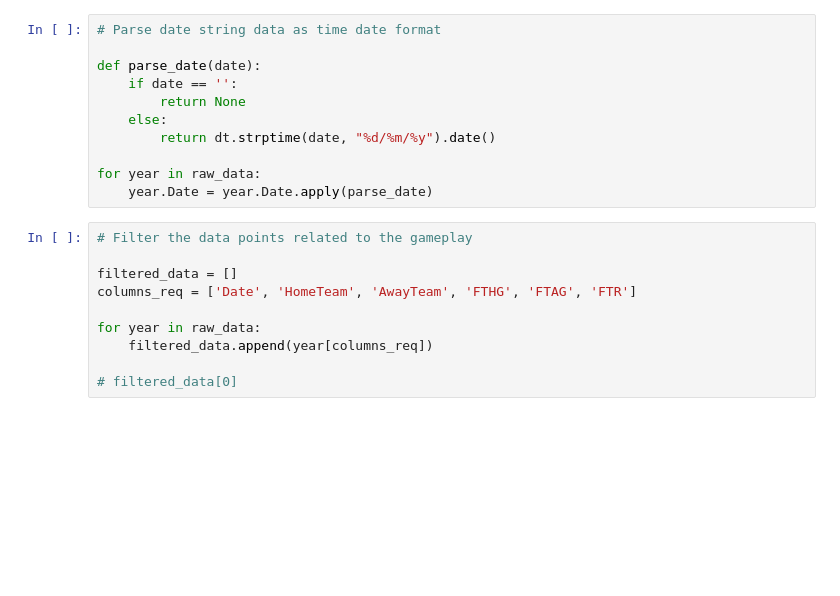
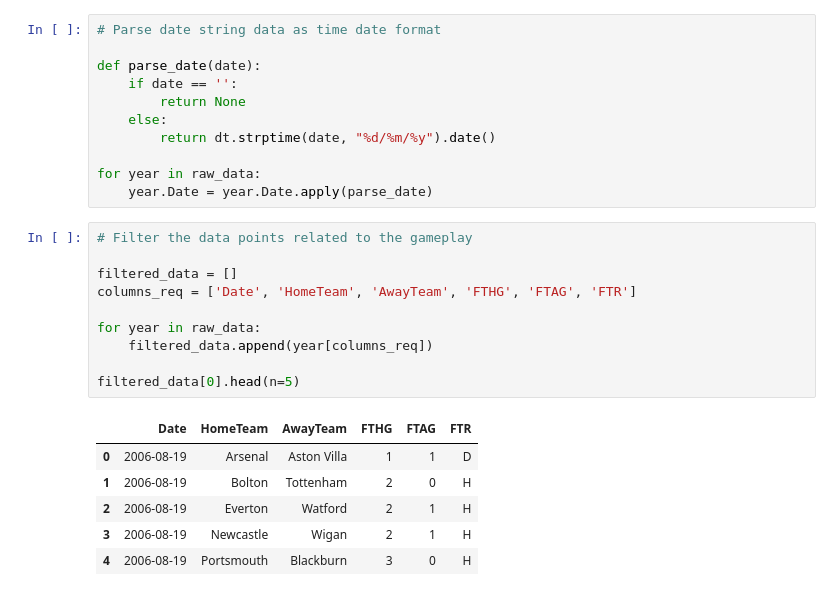
Before and after one commit to mseneque/predicting-soccer, a Jupyter notebook: Data_Cleaning.ipynb, the cells around one changed output. Cells and saved outputs as stored; diff of their text form; blank space fills up the shorter version.

```diff
--- a/Data_Cleaning.ipynb
+++ b/Data_Cleaning.ipynb
@@ -40,13 +40,20 @@ for year in raw_data:
 # %%
 # Filter the data points related to the gameplay
 
 filtered_data = []
 columns_req = ['Date', 'HomeTeam', 'AwayTeam', 'FTHG', 'FTAG', 'FTR']
 
 for year in raw_data:
     filtered_data.append(year[columns_req])
 
-# filtered_data[0]
+filtered_data[0].head(n=5)
+# %% [output]
+|  | Date | HomeTeam | AwayTeam | FTHG | FTAG | FTR |
+| 0 | 2006-08-19 | Arsenal | Aston Villa | 1 | 1 | D |
+| 1 | 2006-08-19 | Bolton | Tottenham | 2 | 0 | H |
+| 2 | 2006-08-19 | Everton | Watford | 2 | 1 | H |
+| 3 | 2006-08-19 | Newcastle | Wigan | 2 | 1 | H |
+| 4 | 2006-08-19 | Portsmouth | Blackburn | 3 | 0 | H |
 # %%
 # # Optimise the column naming structure for grouping using pandas groupby method
 
```
Also changed, not shown: parts of 5 cells of this notebook.
